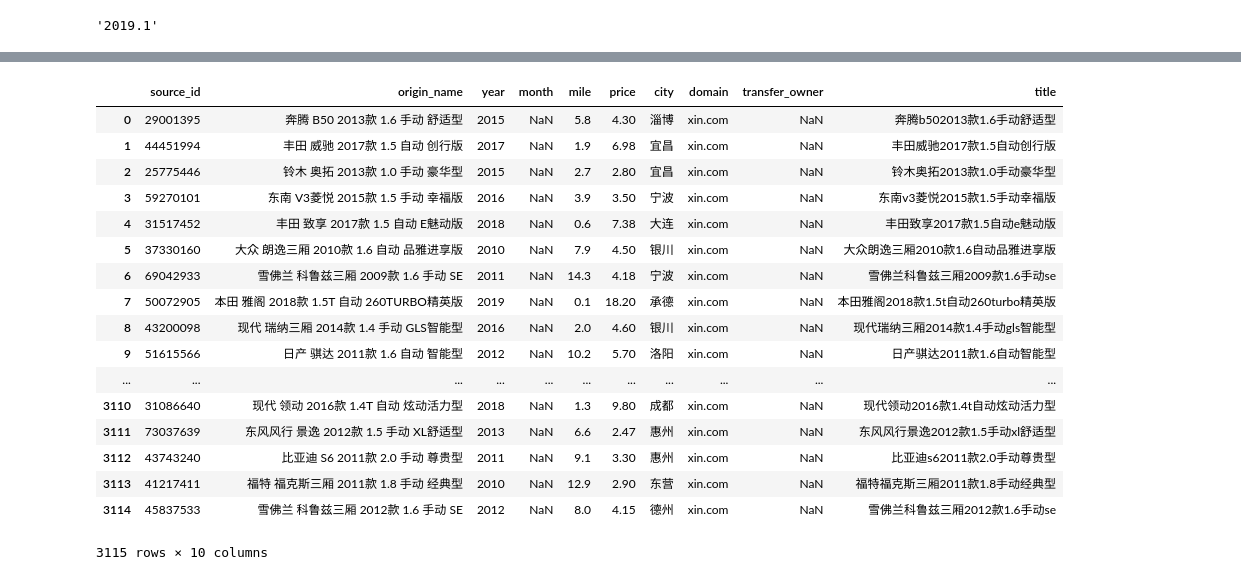
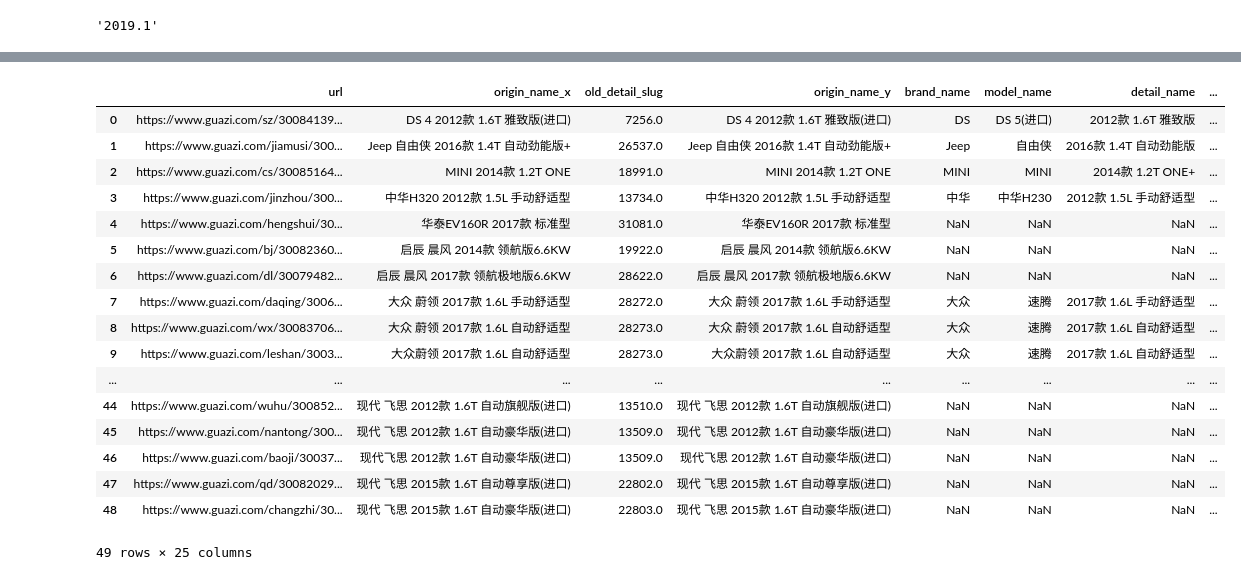
Before and after one commit to dj-lei/detail_match, a Jupyter notebook: jupyter/car_source_match.ipynb, the cells around one changed output, grey strips where cells are left out. Cells and saved outputs as stored; diff of their text form; code cells hidden in the pictures.

Commit message:
mod model fix

```diff
--- a/jupyter/car_source_match.ipynb
+++ b/jupyter/car_source_match.ipynb
@@ -535,10 +581,9 @@ def delete_str_useless(df, column_name):
     return text
 
 # 判断是否有重复final_text
-origin_train = pd.read_csv('./origin_train.csv')
-origin_train = origin_train.loc[(origin_train['domain'] == 'baixing.com'),:].reset_index(drop=True)
+origin_train = pd.read_csv('../tmp/train/wait_match.csv')
 
-origin_train = origin_train.loc[(origin_train['source_id'].notnull())&(origin_train['detail_name'].notnull())&(origin_train['price'] > 0)&(origin_train['transfer_owner'] == 0), :].reset_index(drop=True)
+origin_train = origin_train.loc[(origin_train['detail_name'].notnull())&(origin_train['price'] > 0), :].reset_index(drop=True)
 origin_train['title'] = origin_train.apply(delete_str_useless, args=('detail_name',), axis=1)
 origin_train = origin_train.rename(columns={'detail_name':'origin_name'})
 train_final = pd.read_csv('../tmp/train/train_final.csv')
@@ -598,10 +617,0 @@ train_final = train_final.rename(columns={'final_text':'title'})
-# %%
-# data = wait_predict.loc[(wait_predict['domain'].isin(['guazi.com'])), :]
-data = origin_train.copy()
-print('优信车源数据量:', len(data))
-final = data.merge(train_final, how='left', on=['title'])
-final = final.sort_values(by=['title'])
-match = final.loc[(final['online_year'].notnull())&(final['city'].notnull()), :].reset_index(drop=True)
-print('优信车源数据匹配量:',len(match), '匹配率:', len(match)/len(data))
-match.info()
-match.to_csv('/home/ml/ProgramProject/evaluation-predict/tmp/train/car_source_match.csv', index=False)
@@ -626,24 +618,32 @@ memory usage: 8.5+ KB
-# %%
-origin_train
-# %% [output]
-|  | source_id | origin_name | year | month | mile | price | city | domain | transfer_owner | title |
-| 0 | 29001395 | 奔腾 B50 2013款 1.6 手动 舒适型 | 2015 | NaN | 5.8 | 4.30 | 淄博 | xin.com | NaN | 奔腾b502013款1.6手动舒适型 |
-| 1 | 44451994 | 丰田 威驰 2017款 1.5 自动 创行版 | 2017 | NaN | 1.9 | 6.98 | 宜昌 | xin.com | NaN | 丰田威驰2017款1.5自动创行版 |
-| 2 | 25775446 | 铃木 奥拓 2013款 1.0 手动 豪华型 | 2015 | NaN | 2.7 | 2.80 | 宜昌 | xin.com | NaN | 铃木奥拓2013款1.0手动豪华型 |
-| 3 | 59270101 | 东南 V3菱悦 2015款 1.5 手动 幸福版 | 2016 | NaN | 3.9 | 3.50 | 宁波 | xin.com | NaN | 东南v3菱悦2015款1.5手动幸福版 |
-| 4 | 31517452 | 丰田 致享 2017款 1.5 自动 E魅动版 | 2018 | NaN | 0.6 | 7.38 | 大连 | xin.com | NaN | 丰田致享2017款1.5自动e魅动版 |
-| 5 | 37330160 | 大众 朗逸三厢 2010款 1.6 自动 品雅进享版 | 2010 | NaN | 7.9 | 4.50 | 银川 | xin.com | NaN | 大众朗逸三厢2010款1.6自动品雅进享版 |
-| 6 | 69042933 | 雪佛兰 科鲁兹三厢 2009款 1.6 手动 SE | 2011 | NaN | 14.3 | 4.18 | 宁波 | xin.com | NaN | 雪佛兰科鲁兹三厢2009款1.6手动se |
-| 7 | 50072905 | 本田 雅阁 2018款 1.5T 自动 260TURBO精英版 | 2019 | NaN | 0.1 | 18.20 | 承德 | xin.com | NaN | 本田雅阁2018款1.5t自动260turbo精英版 |
-| 8 | 43200098 | 现代 瑞纳三厢 2014款 1.4 手动 GLS智能型 | 2016 | NaN | 2.0 | 4.60 | 银川 | xin.com | NaN | 现代瑞纳三厢2014款1.4手动gls智能型 |
-| 9 | 51615566 | 日产 骐达 2011款 1.6 自动 智能型 | 2012 | NaN | 10.2 | 5.70 | 洛阳 | xin.com | NaN | 日产骐达2011款1.6自动智能型 |
-| ... | ... | ... | ... | ... | ... | ... | ... | ... | ... | ... |
-| 3110 | 31086640 | 现代 领动 2016款 1.4T 自动 炫动活力型 | 2018 | NaN | 1.3 | 9.80 | 成都 | xin.com | NaN | 现代领动2016款1.4t自动炫动活力型 |
-| 3111 | 73037639 | 东风风行 景逸 2012款 1.5 手动 XL舒适型 | 2013 | NaN | 6.6 | 2.47 | 惠州 | xin.com | NaN | 东风风行景逸2012款1.5手动xl舒适型 |
-| 3112 | 43743240 | 比亚迪 S6 2011款 2.0 手动 尊贵型 | 2011 | NaN | 9.1 | 3.30 | 惠州 | xin.com | NaN | 比亚迪s62011款2.0手动尊贵型 |
-| 3113 | 41217411 | 福特 福克斯三厢 2011款 1.8 手动 经典型 | 2010 | NaN | 12.9 | 2.90 | 东营 | xin.com | NaN | 福特福克斯三厢2011款1.8手动经典型 |
-| 3114 | 45837533 | 雪佛兰 科鲁兹三厢 2012款 1.6 手动 SE | 2012 | NaN | 8.0 | 4.15 | 德州 | xin.com | NaN | 雪佛兰科鲁兹三厢2012款1.6手动se |
-3115 rows × 10 columns
+# %%
+old_version = match.copy()
+old_version = old_version.loc[:, ['url','origin_name','detail_slug']].rename(columns={'detail_slug':'old_detail_slug'})
+old_version = old_version.drop_duplicates(['url']).reset_index(drop=True)
+train_temp = pd.read_csv('../tmp/train/train_temp.csv')
+train_temp = train_temp.drop_duplicates(['url']).reset_index(drop=True)
+finish = old_version.merge(train_temp,how='left',on=['url'])
+test = finish.loc[(finish['old_detail_slug'] != finish['detail_slug']),:]
+test = test.drop_duplicates(['origin_name_x']).reset_index(drop=True)
+test
+# %% [output]
+|  | url | origin_name_x | old_detail_slug | origin_name_y | brand_name | model_name | detail_name | ... |
+| 0 | https://www.guazi.com/sz/30084139... | DS 4 2012款 1.6T 雅致版(进口) | 7256.0 | DS 4 2012款 1.6T 雅致版(进口) | DS | DS 5(进口) | 2012款 1.6T 雅致版 | ... |
+| 1 | https://www.guazi.com/jiamusi/300... | Jeep 自由侠 2016款 1.4T 自动劲能版+ | 26537.0 | Jeep 自由侠 2016款 1.4T 自动劲能版+ | Jeep | 自由侠 | 2016款 1.4T 自动劲能版 | ... |
+| 2 | https://www.guazi.com/cs/30085164... | MINI 2014款 1.2T ONE | 18991.0 | MINI 2014款 1.2T ONE | MINI | MINI | 2014款 1.2T ONE+ | ... |
+| 3 | https://www.guazi.com/jinzhou/300... | 中华H320 2012款 1.5L 手动舒适型 | 13734.0 | 中华H320 2012款 1.5L 手动舒适型 | 中华 | 中华H230 | 2012款 1.5L 手动舒适型 | ... |
+| 4 | https://www.guazi.com/hengshui/30... | 华泰EV160R 2017款 标准型 | 31081.0 | 华泰EV160R 2017款 标准型 | NaN | NaN | NaN | ... |
+| 5 | https://www.guazi.com/bj/30082360... | 启辰 晨风 2014款 领航版6.6KW | 19922.0 | 启辰 晨风 2014款 领航版6.6KW | NaN | NaN | NaN | ... |
+| 6 | https://www.guazi.com/dl/30079482... | 启辰 晨风 2017款 领航极地版6.6KW | 28622.0 | 启辰 晨风 2017款 领航极地版6.6KW | NaN | NaN | NaN | ... |
+| 7 | https://www.guazi.com/daqing/3006... | 大众 蔚领 2017款 1.6L 手动舒适型 | 28272.0 | 大众 蔚领 2017款 1.6L 手动舒适型 | 大众 | 速腾 | 2017款 1.6L 手动舒适型 | ... |
+| 8 | https://www.guazi.com/wx/30083706... | 大众 蔚领 2017款 1.6L 自动舒适型 | 28273.0 | 大众 蔚领 2017款 1.6L 自动舒适型 | 大众 | 速腾 | 2017款 1.6L 自动舒适型 | ... |
+| 9 | https://www.guazi.com/leshan/3003... | 大众蔚领 2017款 1.6L 自动舒适型 | 28273.0 | 大众蔚领 2017款 1.6L 自动舒适型 | 大众 | 速腾 | 2017款 1.6L 自动舒适型 | ... |
+| ... | ... | ... | ... | ... | ... | ... | ... | ... |
+| 44 | https://www.guazi.com/wuhu/300852... | 现代 飞思 2012款 1.6T 自动旗舰版(进口) | 13510.0 | 现代 飞思 2012款 1.6T 自动旗舰版(进口) | NaN | NaN | NaN | ... |
+| 45 | https://www.guazi.com/nantong/300... | 现代 飞思 2012款 1.6T 自动豪华版(进口) | 13509.0 | 现代 飞思 2012款 1.6T 自动豪华版(进口) | NaN | NaN | NaN | ... |
+| 46 | https://www.guazi.com/baoji/30037... | 现代飞思 2012款 1.6T 自动豪华版(进口) | 13509.0 | 现代飞思 2012款 1.6T 自动豪华版(进口) | NaN | NaN | NaN | ... |
+| 47 | https://www.guazi.com/qd/30082029... | 现代 飞思 2015款 1.6T 自动尊享版(进口) | 22802.0 | 现代 飞思 2015款 1.6T 自动尊享版(进口) | NaN | NaN | NaN | ... |
+| 48 | https://www.guazi.com/changzhi/30... | 现代 飞思 2015款 1.6T 自动豪华版(进口) | 22803.0 | 现代 飞思 2015款 1.6T 自动豪华版(进口) | NaN | NaN | NaN | ... |
+49 rows × 25 columns
 # %%
 #----------------
 # 1.车系去掉品牌
```
Also changed, not shown: parts of 10 cells of this notebook, 9 other files.
